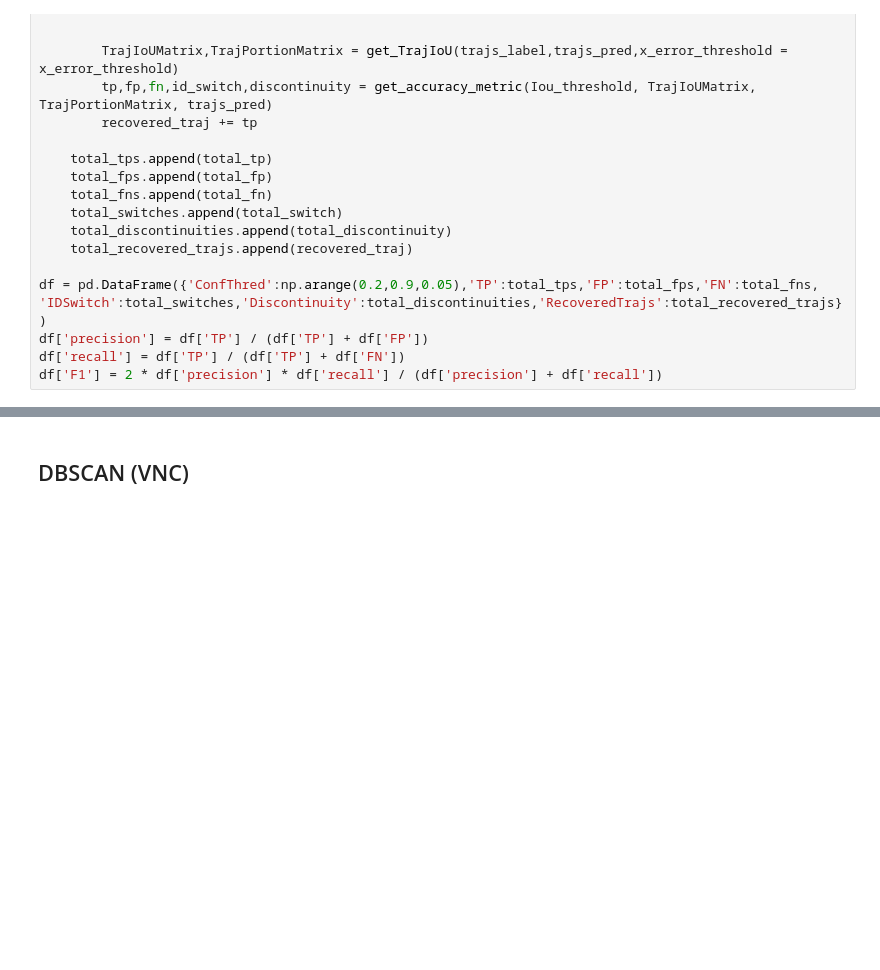
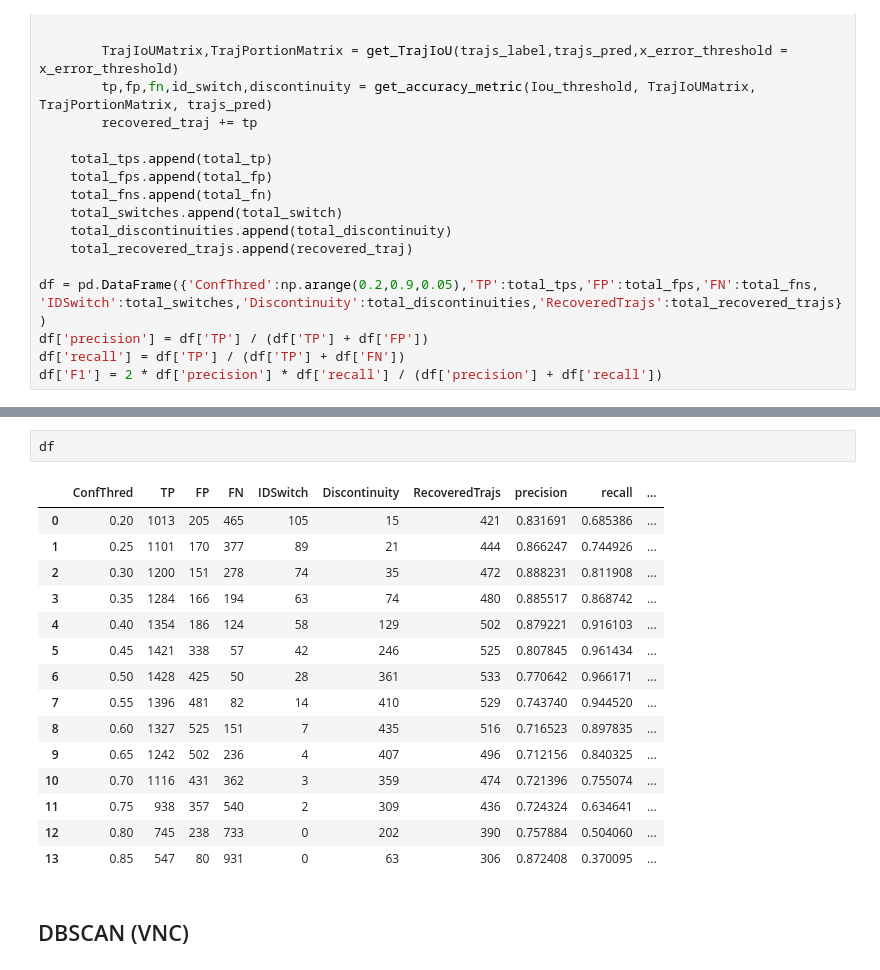
Before and after one commit to jksdbks123/Lidar-Tracker, a Jupyter notebook: ContextAware/DeepLearning/Evaluation2ndRevision.ipynb, the cells around one changed output, grey strips where cells are left out. Cells and saved outputs as stored; diff of their text form; blank space fills up the shorter version.

```diff
--- a/ContextAware/DeepLearning/Evaluation2ndRevision.ipynb
+++ b/ContextAware/DeepLearning/Evaluation2ndRevision.ipynb
@@ -438,3 +776,21 @@ df['F1'] = 2 * df['precision'] * df['recall'] / (df['precision'] + df['recall'])
+# %%
+df
+# %% [output]
+|  | ConfThred | TP | FP | FN | IDSwitch | Discontinuity | RecoveredTrajs | precision | recall | ... |
+| 0 | 0.20 | 1013 | 205 | 465 | 105 | 15 | 421 | 0.831691 | 0.685386 | ... |
+| 1 | 0.25 | 1101 | 170 | 377 | 89 | 21 | 444 | 0.866247 | 0.744926 | ... |
+| 2 | 0.30 | 1200 | 151 | 278 | 74 | 35 | 472 | 0.888231 | 0.811908 | ... |
+| 3 | 0.35 | 1284 | 166 | 194 | 63 | 74 | 480 | 0.885517 | 0.868742 | ... |
+| 4 | 0.40 | 1354 | 186 | 124 | 58 | 129 | 502 | 0.879221 | 0.916103 | ... |
+| 5 | 0.45 | 1421 | 338 | 57 | 42 | 246 | 525 | 0.807845 | 0.961434 | ... |
+| 6 | 0.50 | 1428 | 425 | 50 | 28 | 361 | 533 | 0.770642 | 0.966171 | ... |
+| 7 | 0.55 | 1396 | 481 | 82 | 14 | 410 | 529 | 0.743740 | 0.944520 | ... |
+| 8 | 0.60 | 1327 | 525 | 151 | 7 | 435 | 516 | 0.716523 | 0.897835 | ... |
+| 9 | 0.65 | 1242 | 502 | 236 | 4 | 407 | 496 | 0.712156 | 0.840325 | ... |
+| 10 | 0.70 | 1116 | 431 | 362 | 3 | 359 | 474 | 0.721396 | 0.755074 | ... |
+| 11 | 0.75 | 938 | 357 | 540 | 2 | 309 | 436 | 0.724324 | 0.634641 | ... |
+| 12 | 0.80 | 745 | 238 | 733 | 0 | 202 | 390 | 0.757884 | 0.504060 | ... |
+| 13 | 0.85 | 547 | 80 | 931 | 0 | 63 | 306 | 0.872408 | 0.370095 | ... |
 # %% [markdown]
 ## DBSCAN (VNC)
 # %%
```
Also changed, not shown: parts of 15 cells of this notebook, 2 other files.
